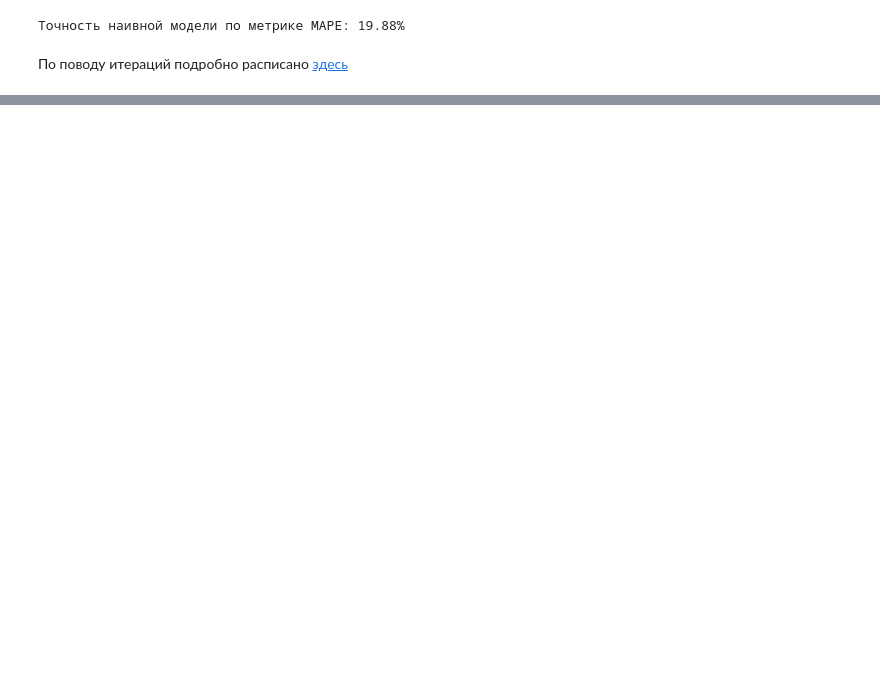
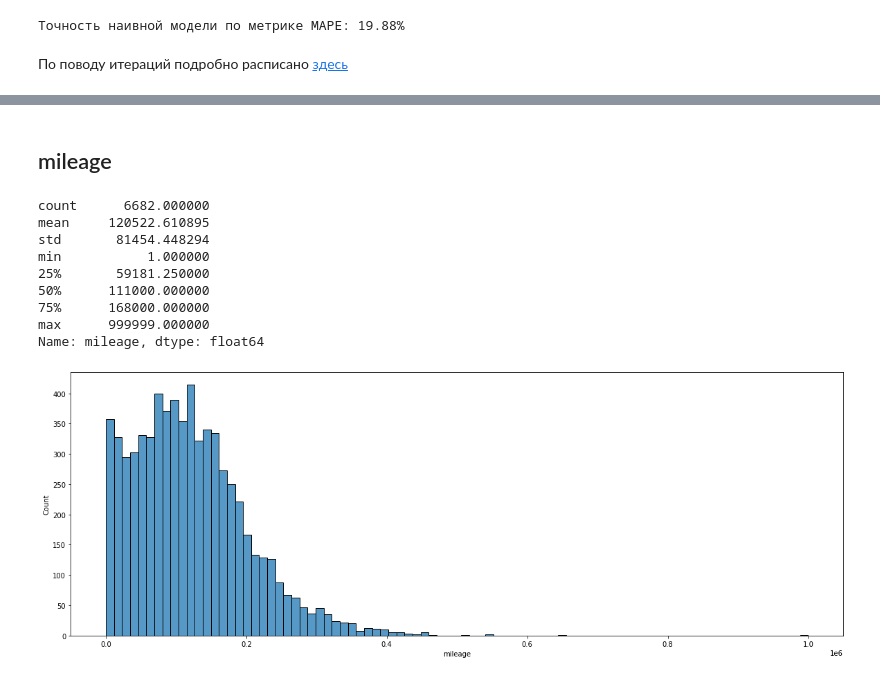
Before and after one commit to alxkzncoff/car_price_prediction_ml_dl, a Jupyter notebook: car_price_ml_dl.ipynb, the cells around one changed output, grey strips where cells are left out. Drawn from its saved outputs; the diff is of its cells as text; code cells hidden in the pictures; blank space fills up the shorter version.

```diff
--- a/car_price_ml_dl.ipynb
+++ b/car_price_ml_dl.ipynb
@@ -103,0 +214,2 @@ print(f"Точность наивной модели по метрике MAPE: {
+# %%
+train.engineDisplacement[train.engineDisplacement=='undefined LTR'] = '0.6 LTR'
@@ -103,0 +221,3 @@ print(f"Точность наивной модели по метрике MAPE: {
+# %%
+train.engineDisplacement = train.engineDisplacement.apply(lambda x: x.split()[0])
+train.engineDisplacement = train.engineDisplacement.astype('float64')
@@ -103,0 +239,3 @@ print(f"Точность наивной модели по метрике MAPE: {
+# %%
+train.enginePower = train.enginePower.apply(lambda x: x.split()[0])
+train.enginePower = train.enginePower.astype('float64')
@@ -103,0 +258,15 @@ print(f"Точность наивной модели по метрике MAPE: {
+# %% [markdown]
+## mileage
+# %%
+column_info(train.mileage)
+# %% [output]
+count      6682.000000
+mean     120522.610895
+std       81454.448294
+min           1.000000
+25%       59181.250000
+50%      111000.000000
+75%      168000.000000
+max      999999.000000
+Name: mileage, dtype: float64
+[figure, added]
```
Also changed, not shown: parts of 34 cells of this notebook.
